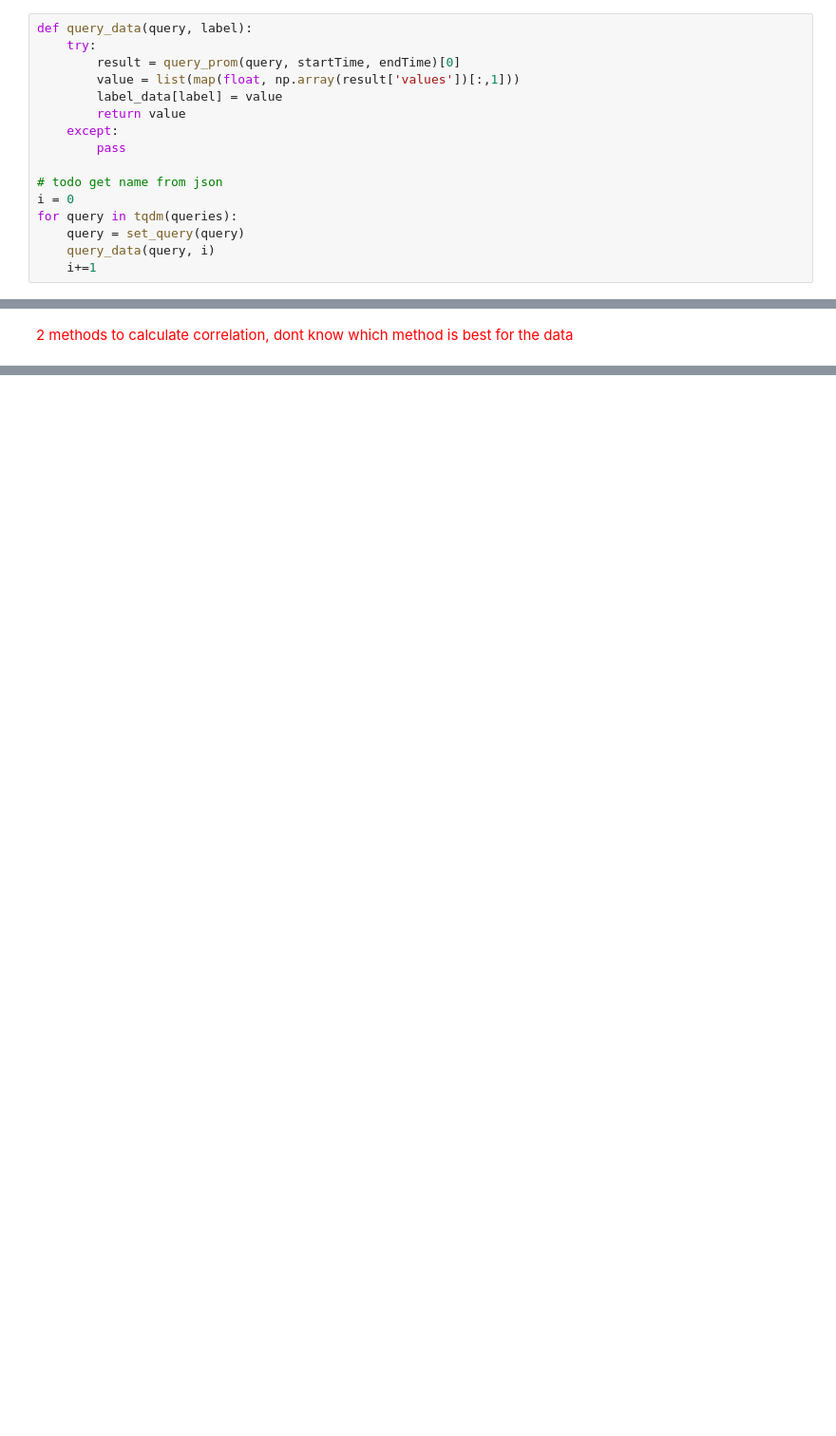
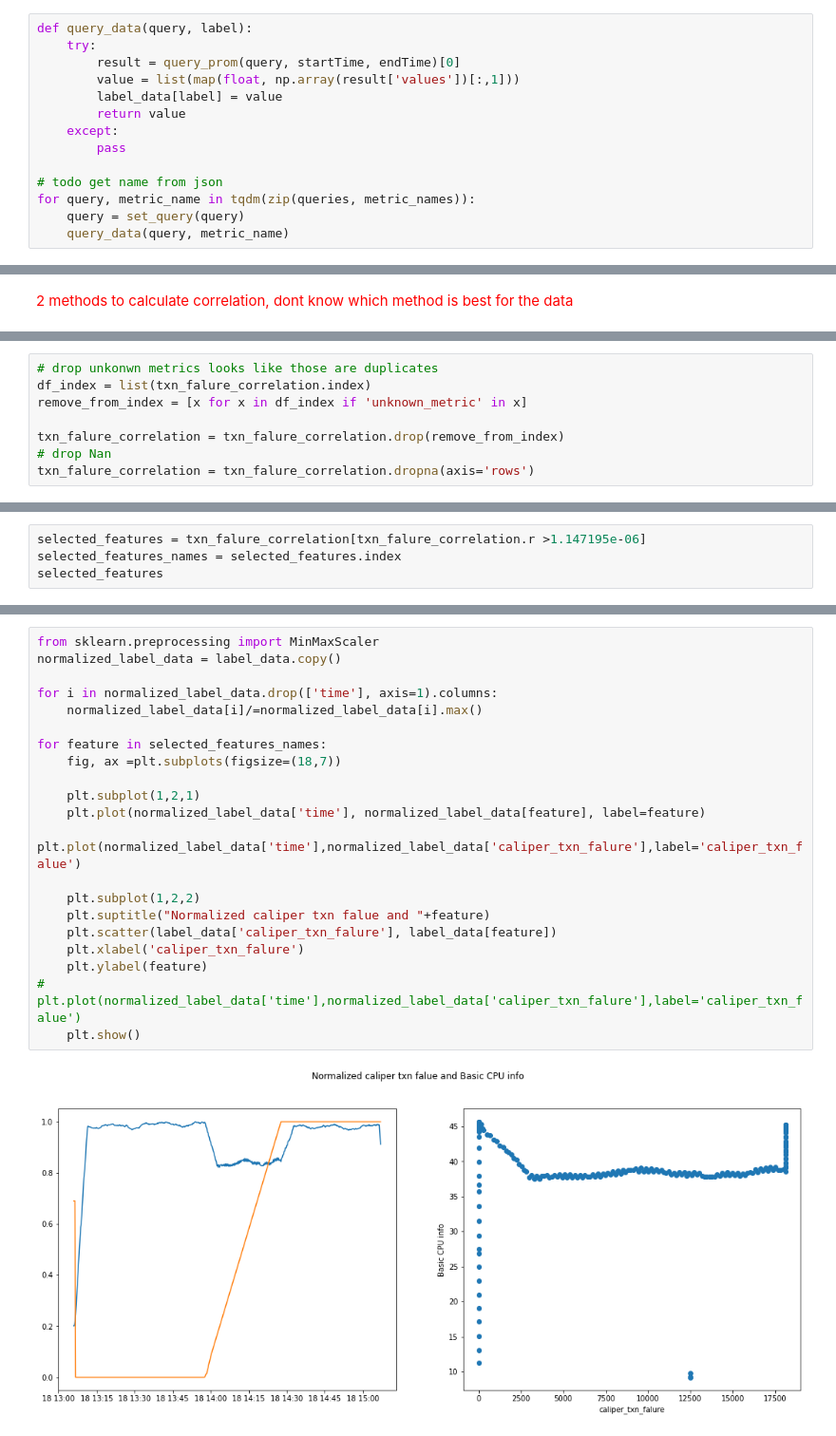
Before and after one commit to ole2252/FMS-AD, a Jupyter notebook: Correlation.ipynb, the cells around one changed output, grey strips where cells are left out. Shown at 95% size. Saved outputs shown, nothing was run; the diff lists cells and outputs as text; blank space fills up the shorter version.

```diff
--- a/Correlation.ipynb
+++ b/Correlation.ipynb
@@ -130,11 +141,9 @@ def query_data(query, label):
         pass
 
 # todo get name from json
-i = 0
-for query in tqdm(queries):
+for query, metric_name in tqdm(zip(queries, metric_names)):
     query = set_query(query)
-    query_data(query, i)
-    i+=1
+    query_data(query, metric_name)
 # %%
 # TODO Handle nan instead of fill 0
 label_data = label_data.fillna(0)
@@ -214,0 +255,8 @@ label_data.head()
+# %%
+# drop unkonwn metrics looks like those are duplicates
+df_index = list(txn_falure_correlation.index)
+remove_from_index = [x for x in df_index if 'unknown_metric' in x]
+
+txn_falure_correlation = txn_falure_correlation.drop(remove_from_index)
+# drop Nan
+txn_falure_correlation = txn_falure_correlation.dropna(axis='rows')
@@ -214,0 +265,4 @@ label_data.head()
+# %%
+selected_features = txn_falure_correlation[txn_falure_correlation.r >1.147195e-06]
+selected_features_names = selected_features.index
+selected_features
@@ -214,0 +273,23 @@ label_data.head()
+# %%
+from sklearn.preprocessing import MinMaxScaler
+normalized_label_data = label_data.copy()
+
+for i in normalized_label_data.drop(['time'], axis=1).columns:
+    normalized_label_data[i]/=normalized_label_data[i].max()
+
+for feature in selected_features_names:
+    fig, ax =plt.subplots(figsize=(18,7))
+
+    plt.subplot(1,2,1)
+    plt.plot(normalized_label_data['time'], normalized_label_data[feature], label=feature)
+    plt.plot(normalized_label_data['time'],normalized_label_data['caliper_txn_falure'],label='caliper_txn_falue')
+
+    plt.subplot(1,2,2)
+    plt.suptitle("Normalized caliper txn falue and "+feature)
+    plt.scatter(label_data['caliper_txn_falure'], label_data[feature])
+    plt.xlabel('caliper_txn_falure')
+    plt.ylabel(feature)
+#     plt.plot(normalized_label_data['time'],normalized_label_data['caliper_txn_falure'],label='caliper_txn_falue')
+    plt.show()
+# %% [output]
+[figure, added]
```
Also changed, not shown: parts of 12 cells of this notebook.
